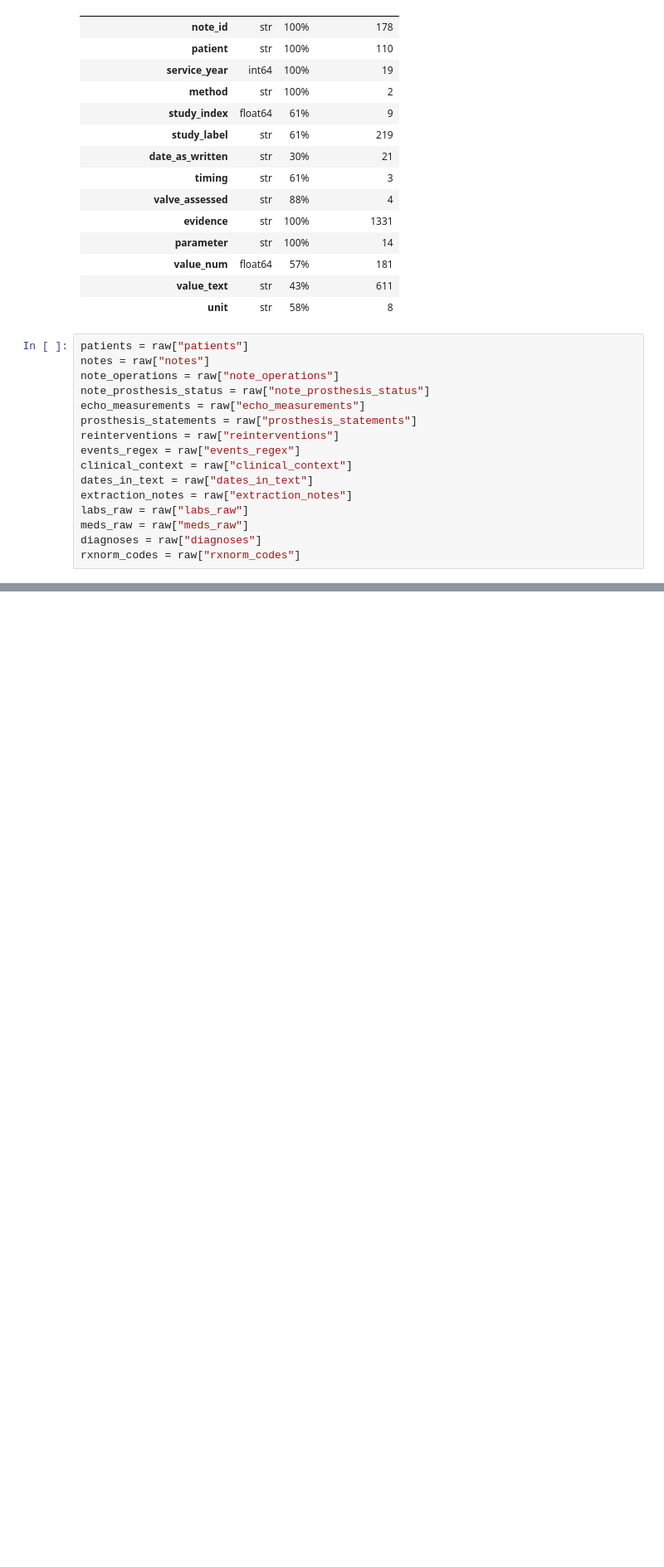
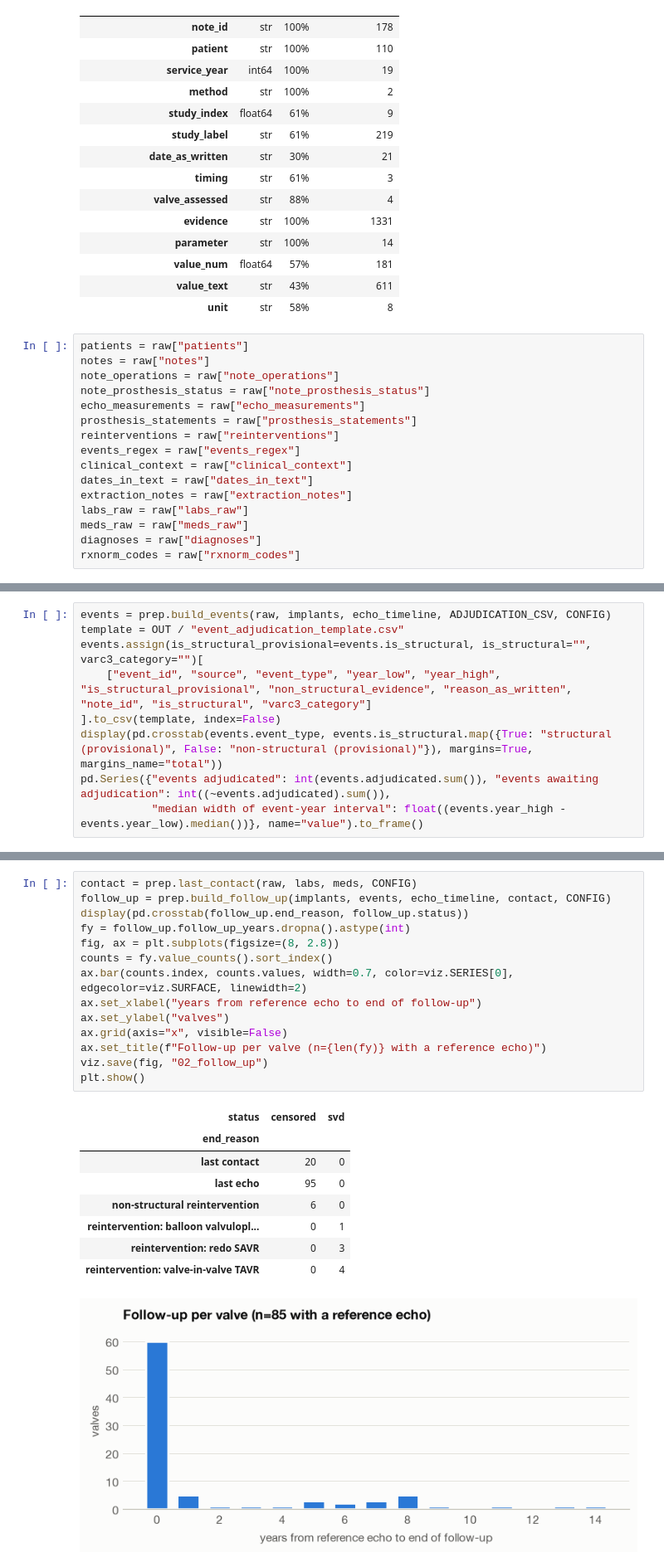
Before and after one commit to nickKyr/dyania-hackathon-avr-durability, a Jupyter notebook: notebooks/02_preprocessing.ipynb, the cells around one changed output, grey strips where cells are left out. Shown at 83% size. Saved outputs shown, nothing was run; the diff lists cells and outputs as text; blank space fills up the shorter version.

```diff
--- a/notebooks/02_preprocessing.ipynb
+++ b/notebooks/02_preprocessing.ipynb
@@ -353,0 +416,9 @@ def coverage_report(landmark, conflicts):
+# %%
+events = prep.build_events(raw, implants, echo_timeline, ADJUDICATION_CSV, CONFIG)
+template = OUT / "event_adjudication_template.csv"
+events.assign(is_structural_provisional=events.is_structural, is_structural="", varc3_category="")[
+    ["event_id", "source", "event_type", "year_low", "year_high", "is_structural_provisional", "non_structural_evidence", "reason_as_written", "note_id", "is_structural", "varc3_category"]
+].to_csv(template, index=False)
+display(pd.crosstab(events.event_type, events.is_structural.map({True: "structural (provisional)", False: "non-structural (provisional)"}), margins=True, margins_name="total"))
+pd.Series({"events adjudicated": int(events.adjudicated.sum()), "events awaiting adjudication": int((~events.adjudicated).sum()),
+           "median width of event-year interval": float((events.year_high - events.year_low).median())}, name="value").to_frame()
@@ -353,0 +445,24 @@ def coverage_report(landmark, conflicts):
+# %%
+contact = prep.last_contact(raw, labs, meds, CONFIG)
+follow_up = prep.build_follow_up(implants, events, echo_timeline, contact, CONFIG)
+display(pd.crosstab(follow_up.end_reason, follow_up.status))
+fy = follow_up.follow_up_years.dropna().astype(int)
+fig, ax = plt.subplots(figsize=(8, 2.8))
+counts = fy.value_counts().sort_index()
+ax.bar(counts.index, counts.values, width=0.7, color=viz.SERIES[0], edgecolor=viz.SURFACE, linewidth=2)
+ax.set_xlabel("years from reference echo to end of follow-up")
+ax.set_ylabel("valves")
+ax.grid(axis="x", visible=False)
+ax.set_title(f"Follow-up per valve (n={len(fy)} with a reference echo)")
+viz.save(fig, "02_follow_up")
+plt.show()
+# %% [output]
+| status | censored | svd |
+| end_reason |  |  |
+| last contact | 20 | 0 |
+| last echo | 95 | 0 |
+| non-structural reintervention | 6 | 0 |
+| reintervention: balloon valvulopl... | 0 | 1 |
+| reintervention: redo SAVR | 0 | 3 |
+| reintervention: valve-in-valve TAVR | 0 | 4 |
+[figure, added]
```
Also changed, not shown: parts of 46 cells of this notebook, 50 other files.
